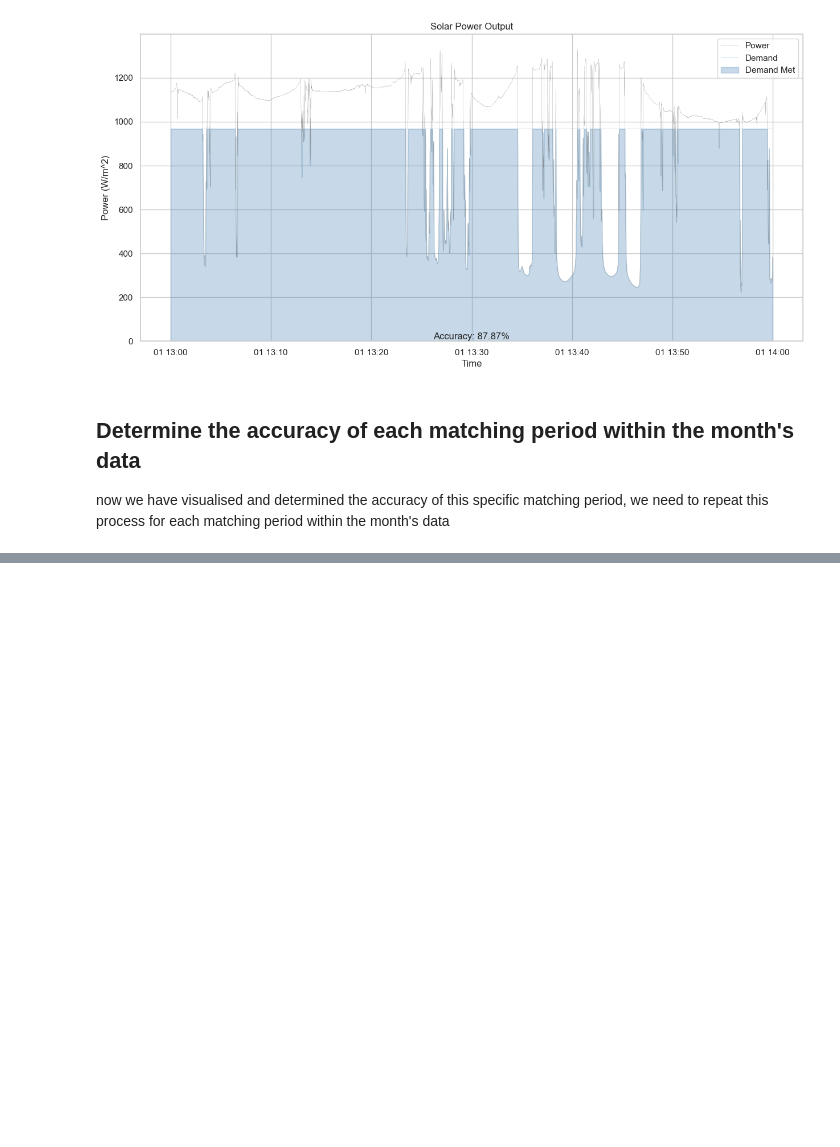
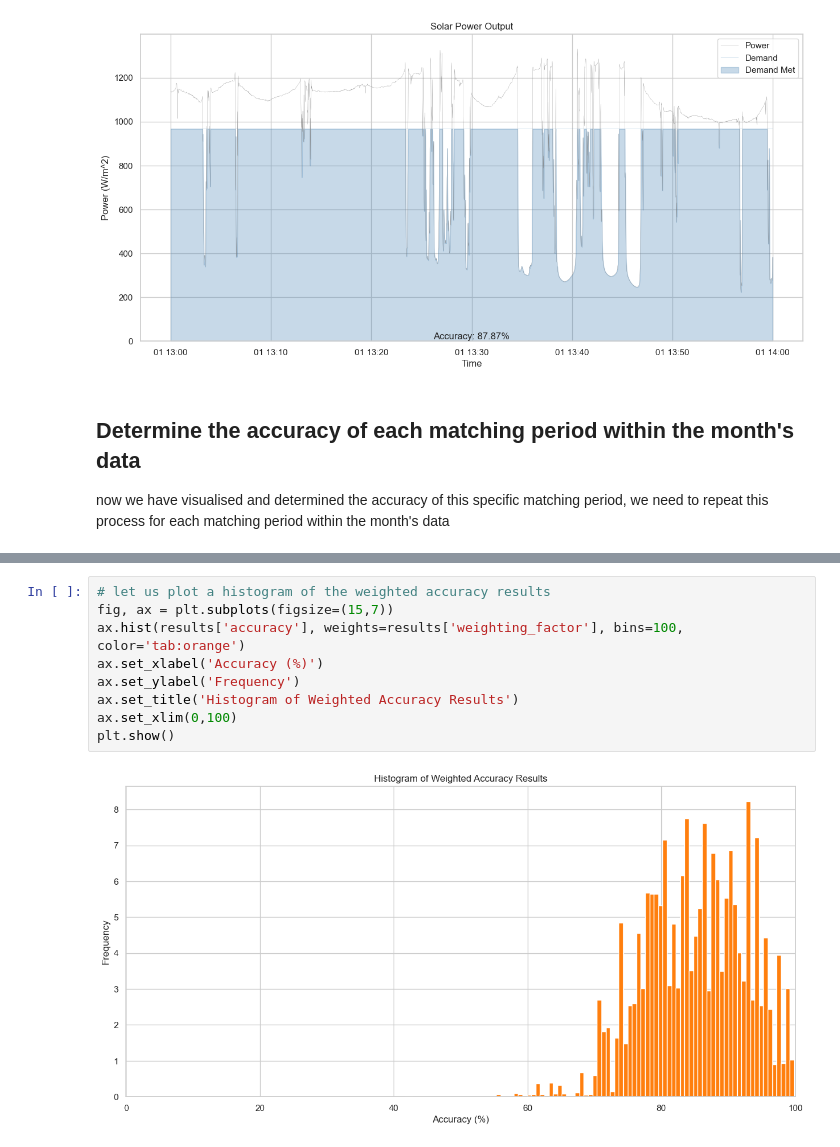
Before and after one commit to tennisnuts/P90-Explainer, a Jupyter notebook: P90-analysis-walkthrough.ipynb, the cells around one changed output, grey strips where cells are left out. Drawn from its saved outputs; the diff is of its cells as text; blank space fills up the shorter version.

```diff
--- a/P90-analysis-walkthrough.ipynb
+++ b/P90-analysis-walkthrough.ipynb
@@ -186,0 +315,11 @@ Matching Period: 1:00:00
+# %%
+# let us plot a histogram of the weighted accuracy results
+fig, ax = plt.subplots(figsize=(15,7))
+ax.hist(results['accuracy'], weights=results['weighting_factor'], bins=100, color='tab:orange')
+ax.set_xlabel('Accuracy (%)')
+ax.set_ylabel('Frequency')
+ax.set_title('Histogram of Weighted Accuracy Results')
+ax.set_xlim(0,100)
+plt.show()
+# %% [output]
+[figure, added]
```
Also changed, not shown: parts of 13 cells of this notebook.
